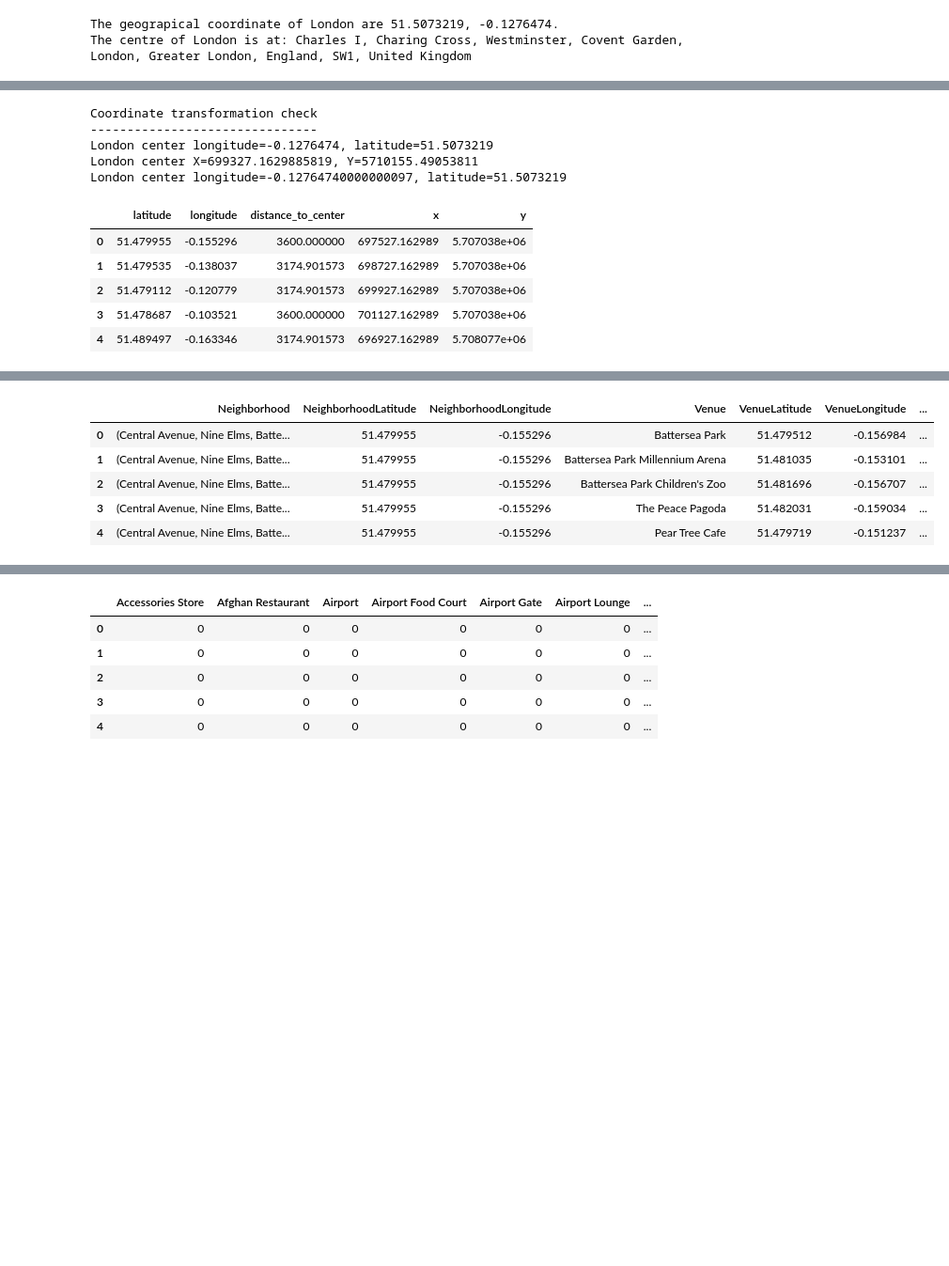
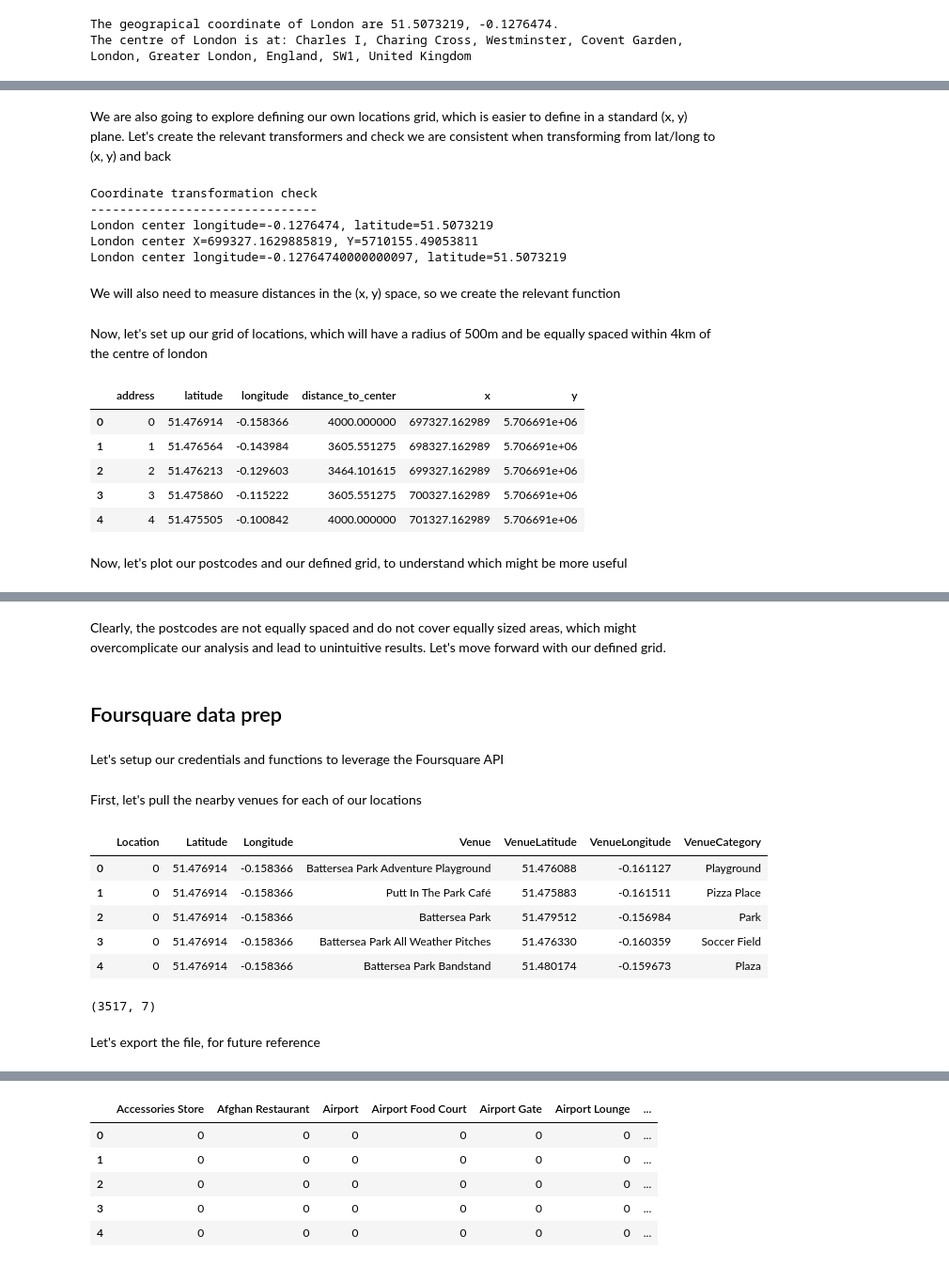
Before and after one commit to tomreimer16/Coursera_Capstone, a Jupyter notebook: capstone-london-analysis.ipynb, the cells around one changed output, grey strips where cells are left out. Shown at 94% size. Cells and saved outputs as stored; diff of their text form; code cells hidden in the pictures; blank space fills up the shorter version.

```diff
--- a/Capstone Project - London Analysis - Draft Work.ipynb
+++ b/capstone-london-analysis.ipynb
@@ -84,11 +89,13 @@ pcData.head()
+# %% [markdown]
+We are also going to explore defining our own locations grid, which is easier to define in a standard (x, y) plane. Let's create the relevant transformers and check we are consistent when transforming from lat/long to (x, y) and back
 # %%
 transform_lltoxy = Transformer.from_crs("EPSG:4326", "EPSG:32630", always_xy=True)
 transform_xytoll = Transformer.from_crs("EPSG:32630", "EPSG:4326", always_xy=True)
 
 print('Coordinate transformation check')
 print('-------------------------------')
-print('London center longitude={}, latitude={}'.format(london_long, london_lat))
-x, y = transform_lltoxy.transform(london_long, london_lat)
+print('London center longitude={}, latitude={}'.format(london_lon, london_lat))
+x, y = transform_lltoxy.transform(london_lon, london_lat)
 print('London center X={}, Y={}'.format(x, y))
 lo, la = transform_xytoll.transform(x, y)
 print('London center longitude={}, latitude={}'.format(lo, la))
@@ -98,15 +105,19 @@ Coordinate transformation check
 London center longitude=-0.1276474, latitude=51.5073219
 London center X=699327.1629885819, Y=5710155.49053811
 London center longitude=-0.12764740000000097, latitude=51.5073219
+# %% [markdown]
+We will also need to measure distances in the (x, y) space, so we create the relevant function
 # %%
 def calc_xy_distance(x1, y1, x2, y2):
     dx = x2 - x1
     dy = y2 - y1
     return sqrt(dx*dx + dy*dy)
+# %% [markdown]
+Now, let's set up our grid of locations, which will have a radius of 500m and be equally spaced within 4km of the centre of london
 # %%
-london_x, london_y = transform_lltoxy.transform(london_long, london_lat)
+london_x, london_y = transform_lltoxy.transform(london_lon, london_lat)
 
-r=600
+r=500
 count = 11
 
 x_step = 2*r
@@ -121,6 +132,7 @@ distances_from_center = []
 xs = []
 ys = []
 names = []
+id = 0
 
 for i in range(0, count):
     y = y_min + i * y_step
@@ -138,9 +150,11 @@ for i in range(0, count):
 
             # names.append(geolocator.reverse([lat, lon], addressdetails=False))
             # time.sleep(1)
+            names.append(id)
+            id = id+1
 
 hexData = pd.DataFrame(
-    {#'address': names,
+    {'address': names,
      'latitude': latitudes,
      'longitude': longitudes,
      'distance_to_center': distances_from_center,
@@ -150,14 +164,16 @@ hexData = pd.DataFrame(
 
 hexData.head()
 # %% [output]
-|  | latitude | longitude | distance_to_center | x | y |
-| 0 | 51.479955 | -0.155296 | 3600.000000 | 697527.162989 | 5.707038e+06 |
-| 1 | 51.479535 | -0.138037 | 3174.901573 | 698727.162989 | 5.707038e+06 |
-| 2 | 51.479112 | -0.120779 | 3174.901573 | 699927.162989 | 5.707038e+06 |
-| 3 | 51.478687 | -0.103521 | 3600.000000 | 701127.162989 | 5.707038e+06 |
-| 4 | 51.489497 | -0.163346 | 3174.901573 | 696927.162989 | 5.708077e+06 |
+|  | address | latitude | longitude | distance_to_center | x | y |
+| 0 | 0 | 51.476914 | -0.158366 | 4000.000000 | 697327.162989 | 5.706691e+06 |
+| 1 | 1 | 51.476564 | -0.143984 | 3605.551275 | 698327.162989 | 5.706691e+06 |
+| 2 | 2 | 51.476213 | -0.129603 | 3464.101615 | 699327.162989 | 5.706691e+06 |
+| 3 | 3 | 51.475860 | -0.115222 | 3605.551275 | 700327.162989 | 5.706691e+06 |
+| 4 | 4 | 51.475505 | -0.100842 | 4000.000000 | 701327.162989 | 5.706691e+06 |
+# %% [markdown]
+Now, let's plot our postcodes and our defined grid, to understand which might be more useful
 # %%
-map_lon = folium.Map(location=[london_lat, london_long], zoom_start=13)
+map_lon = folium.Map(location=[london_lat, london_lon], zoom_start=14)
 
 for lat, lng, pc in zip(pcData['latitude'], pcData['longitude'], pcData['postcode']):
     label = '{}'.format(pc)
@@ -182,11 +198,16 @@ for lat, lng in zip(hexData['latitude'], hexData['longitude']):
 map_lon
 # %% [output]
 [interactive output not drawn]
+# %% [markdown]
+Clearly, the postcodes are not equally spaced and do not cover equally sized areas, which might overcomplicate our analysis and lead to unintuitive results. Let's move forward with our defined grid.
+# %% [markdown]
+## Foursquare data prep
+# %% [markdown]
+Let's setup our credentials and functions to leverage the Foursquare API
 # %%
 CLIENT_ID = 'MI4VMXF3ZBLYXJOWZWAGPEFQAJ1EIO3R0E0AYIHZ2VGFWPLQ' # your Foursquare ID
 CLIENT_SECRET = '4BN52O23UH2Z5SFZIQMSPCDDFLBTQ1VWWADIPYV5ZQJGQ1QY' # your Foursquare Secret
 VERSION = '20180605'
-radius = r
 LIMIT = 100
 
 # function that extracts the category of the venue
@@ -230,26 +251,29 @@ def getNearbyVenues(names, latitudes, longitudes, radius=500):
             v['venue']['categories'][0]['name']) for v in results])
 
     nearby_venues = pd.DataFrame([item for venue_list in venues_list for item in venue_list])
-    nearby_venues.columns = ['Neighborhood',
-                  'NeighborhoodLatitude',
-                  'NeighborhoodLongitude',
+    nearby_venues.columns = ['Location',
+                  'Latitude',
+                  'Longitude',
                   'Venue',
                   'VenueLatitude',
                   'VenueLongitude',
                   'VenueCategory']
 
     return(nearby_venues)
+# %% [markdown]
+First, let's pull the nearby venues for each of our locations
 # %%
-london_venues = getNearbyVenues(names=hexData['address'],
-                                   latitudes=hexData['latitude'],
-                                   longitudes=hexData['longitude']
+local_venues = getNearbyVenues( names=hexData['address']
+                                , latitudes=hexData['latitude']
+                                , longitudes=hexData['longitude']
+                                , radius = 500
                                   )
 
-london_venues.head()
+local_venues.head()
 # %% [output]
-|  | Neighborhood | NeighborhoodLatitude | NeighborhoodLongitude | Venue | VenueLatitude | VenueLongitude | ... |
-| 0 | (Central Avenue, Nine Elms, Batte... | 51.479955 | -0.155296 | Battersea Park | 51.479512 | -0.156984 | ... |
-| 1 | (Central Avenue, Nine Elms, Batte... | 51.479955 | -0.155296 | Battersea Park Millennium Arena | 51.481035 | -0.153101 | ... |
-| 2 | (Central Avenue, Nine Elms, Batte... | 51.479955 | -0.155296 | Battersea Park Children's Zoo | 51.481696 | -0.156707 | ... |
-| 3 | (Central Avenue, Nine Elms, Batte... | 51.479955 | -0.155296 | The Peace Pagoda | 51.482031 | -0.159034 | ... |
-| 4 | (Central Avenue, Nine Elms, Batte... | 51.479955 | -0.155296 | Pear Tree Cafe | 51.479719 | -0.151237 | ... |
+|  | Location | Latitude | Longitude | Venue | VenueLatitude | VenueLongitude | VenueCategory |
+| 0 | 0 | 51.476914 | -0.158366 | Battersea Park Adventure Playground | 51.476088 | -0.161127 | Playground |
+| 1 | 0 | 51.476914 | -0.158366 | Putt In The Park Café | 51.475883 | -0.161511 | Pizza Place |
+| 2 | 0 | 51.476914 | -0.158366 | Battersea Park | 51.479512 | -0.156984 | Park |
+| 3 | 0 | 51.476914 | -0.158366 | Battersea Park All Weather Pitches | 51.476330 | -0.160359 | Soccer Field |
+| 4 | 0 | 51.476914 | -0.158366 | Battersea Park Bandstand | 51.480174 | -0.159673 | Plaza |
@@ -260,2 +280,6 @@ london_venues.groupby(['Neighborhood']).count()
 # %%
-london_venues.shape
+local_venues.shape
+# %% [output]
+(3517, 7)
+# %% [markdown]
+Let's export the file, for future reference
```
Also changed, not shown: parts of 18 cells of this notebook, 3 other files.
